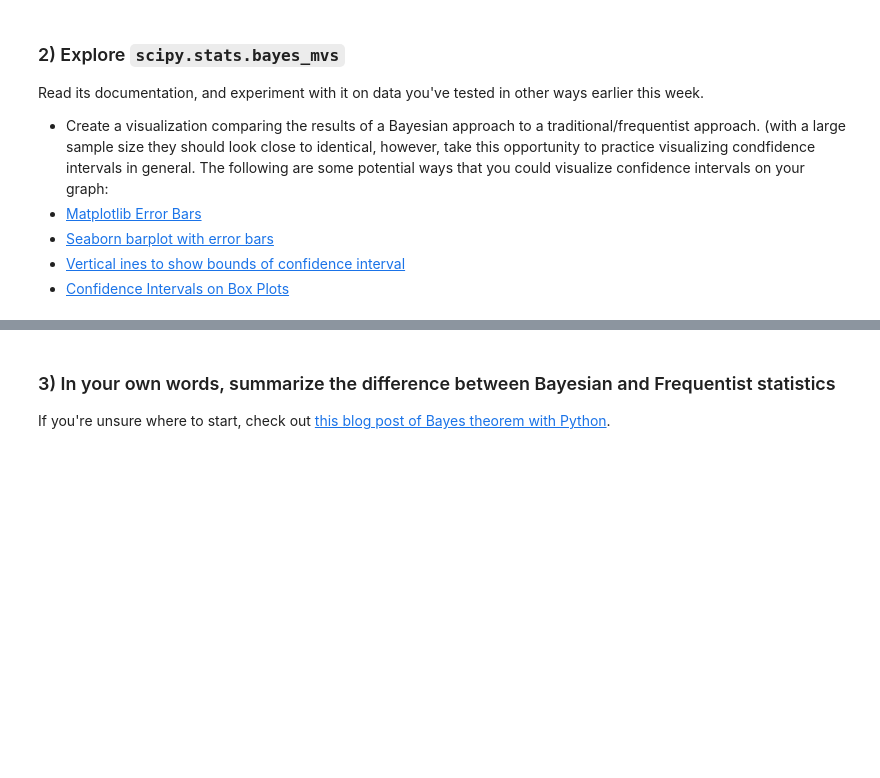
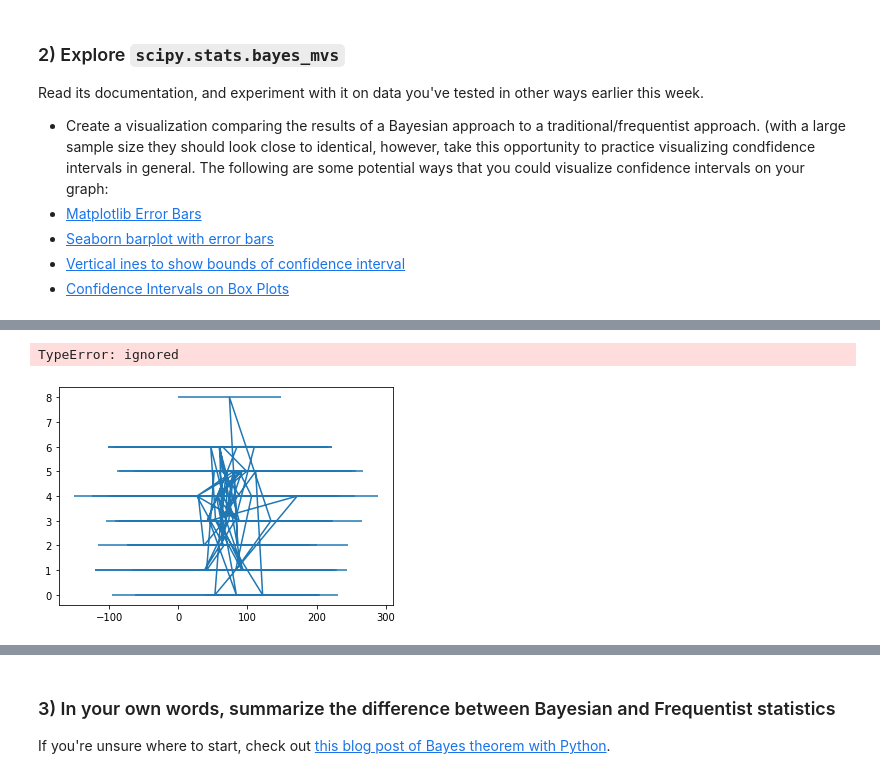
Before and after one commit to AaronReichert/DS-Unit-1-Sprint-2-Statistics, a Jupyter notebook: module3/LS_DS_123_Introduction_to_Bayesian_Inference_Assignment.ipynb, the cells around one changed output, grey strips where cells are left out. Saved outputs shown, nothing was run; the diff lists cells and outputs as text; code cells hidden in the pictures; blank space fills up the shorter version.

```diff
--- a/module3/LS_DS_123_Introduction_to_Bayesian_Inference_Assignment.ipynb
+++ b/module3/LS_DS_123_Introduction_to_Bayesian_Inference_Assignment.ipynb
@@ -97,0 +94,13 @@ import seaborn as sns
+# %%
+from scipy.stats import bayes_mvs
+import matplotlib.pyplot as plt
+import seaborn as sns
+import pandas as pd
+import numpy as np
+from matplotlib.pyplot import errorbar
+from scipy import stats
+
+url='https://raw.githubusercontent.com/fivethirtyeight/data/master/fight-songs/fight-songs.csv'
+
+fight_songs_pd=pd.read_csv(url)
+fight_songs_pd.head()
@@ -97,0 +114,4 @@ import seaborn as sns
+# %%
+songs=fight_songs_pd[['trope_count','school','bpm','sec_duration']]
+
+songs.head()
@@ -97,0 +125,6 @@ import seaborn as sns
+# %%
+# nope
+errorbar(songs['sec_duration'],songs['trope_count'],songs['school'],songs['bpm']);
+# %% [output]
+TypeError: ignored
+[figure, added]
```
Also changed, not shown: parts of 13 cells of this notebook.
